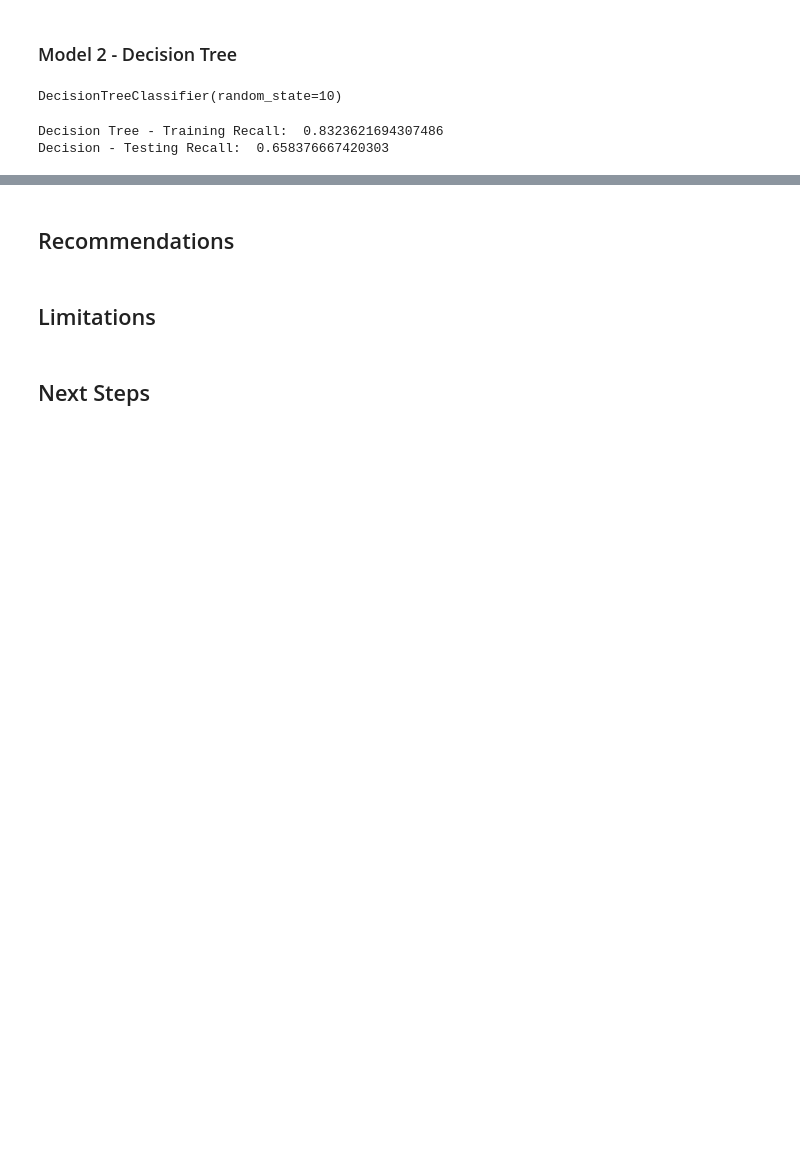
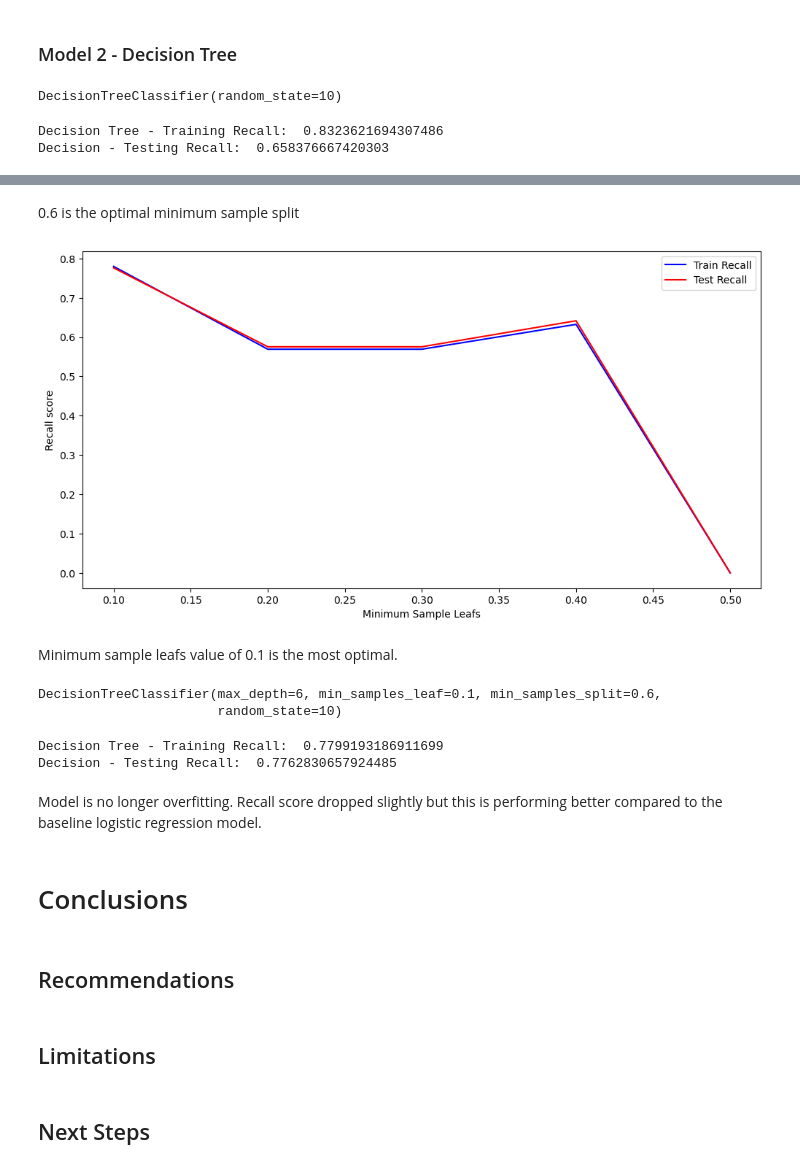
Before and after one commit to mkearns17/Flu-Vaccine-Classification, a Jupyter notebook: jupyter_notebook.ipynb, the cells around one changed output, grey strips where cells are left out. Cells and saved outputs as stored; diff of their text form; code cells hidden in the pictures; blank space fills up the shorter version.

```diff
--- a/jupyter_notebook.ipynb
+++ b/jupyter_notebook.ipynb
@@ -193,3 +270,60 @@ The Decision tree model improved on the training data, but was worse on the test
+# %% [markdown]
+0.6 is the optimal minimum sample split
+# %%
+# Calculate the optimal value for minimum sample leafs
+sample_leafs = np.linspace(0.1, 0.5, 5, endpoint=True)
+train_results = []
+test_results = []
+
+for num in sample_leafs:
+    dt = DecisionTreeClassifier(min_samples_leaf=num, random_state=10)
+    dt.fit(X_train,y_train)
+    #Test Results
+    test_y_pred = dt.predict(X_test)
+    test_recall = recall_score(y_test, test_y_pred)
+    test_results.append(test_recall)
+    #Train Results
+    train_y_pred = dt.predict(X_train)
+    train_recall = recall_score(y_train, train_y_pred)
+    train_results.append(train_recall)
+
+plt.figure(figsize=(12,6))
+plt.plot(sample_leafs, train_results, 'b', label='Train Recall')
+plt.plot(sample_leafs, test_results, 'r', label='Test Recall')
+plt.ylabel('Recall score')
+plt.xlabel('Minimum Sample Leafs')
+plt.legend()
+plt.show()
+# %% [output]
+[figure, added]
+# %% [markdown]
+Minimum sample leafs value of 0.1 is the most optimal.
+# %%
+#Make Decision Tree Model with tuned parameters.
+
+dtc = DecisionTreeClassifier(random_state = 10,
+                            max_depth=6,
+                            min_samples_split=0.6,
+                            min_samples_leaf=0.1)
+dtc.fit(X_train,y_train)
+# %% [output]
+DecisionTreeClassifier(max_depth=6, min_samples_leaf=0.1, min_samples_split=0.6,
+                       random_state=10)
+# %%
+#Generate predictions
+y_hat_train = dtc.predict(X_train)
+y_hat_test = dtc.predict(X_test)
+
+#Check metrics of model
+print('Decision Tree - Training Recall: ', recall_score(y_train, y_hat_train))
+print('Decision - Testing Recall: ', recall_score(y_test, y_hat_test))
+# %% [output]
+Decision Tree - Training Recall:  0.7799193186911699
+Decision - Testing Recall:  0.7762830657924485
+# %% [markdown]
+Model is no longer overfitting. Recall score dropped slightly but this is performing better compared to the baseline logistic regression model.
+# %% [markdown]
+# Conclusions
 # %% [markdown]
 ## Recommendations
 # %% [markdown]
```
Also changed, not shown: parts of 15 cells of this notebook.
